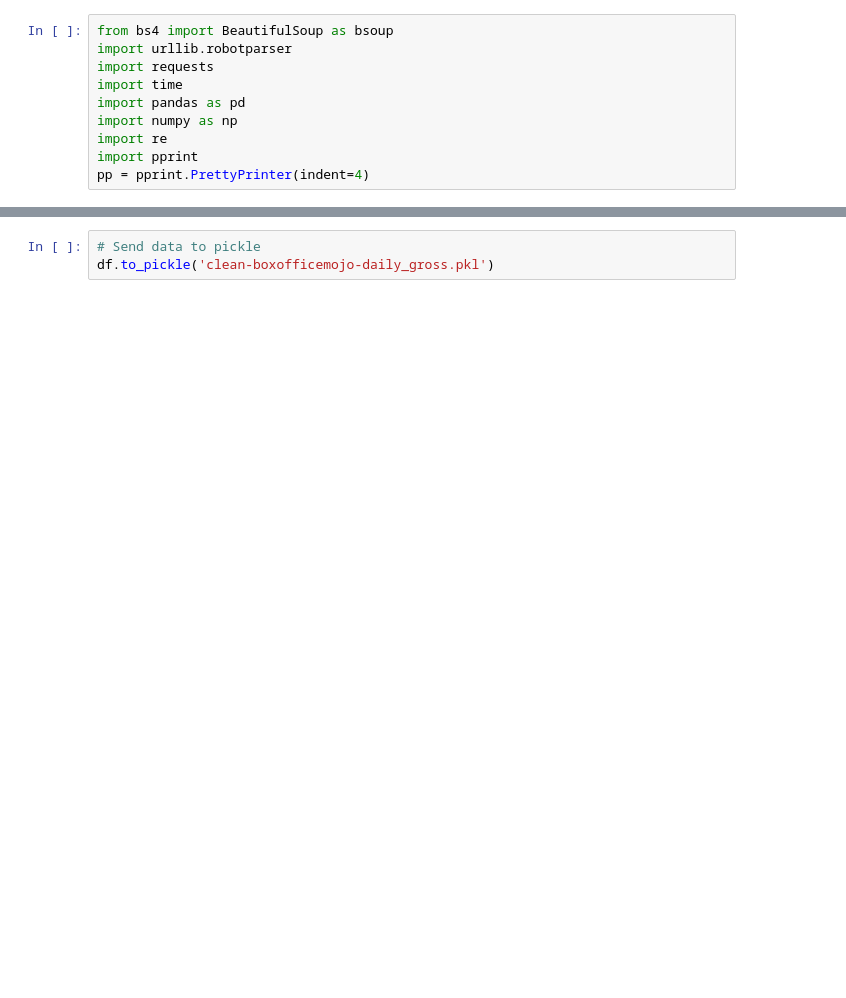
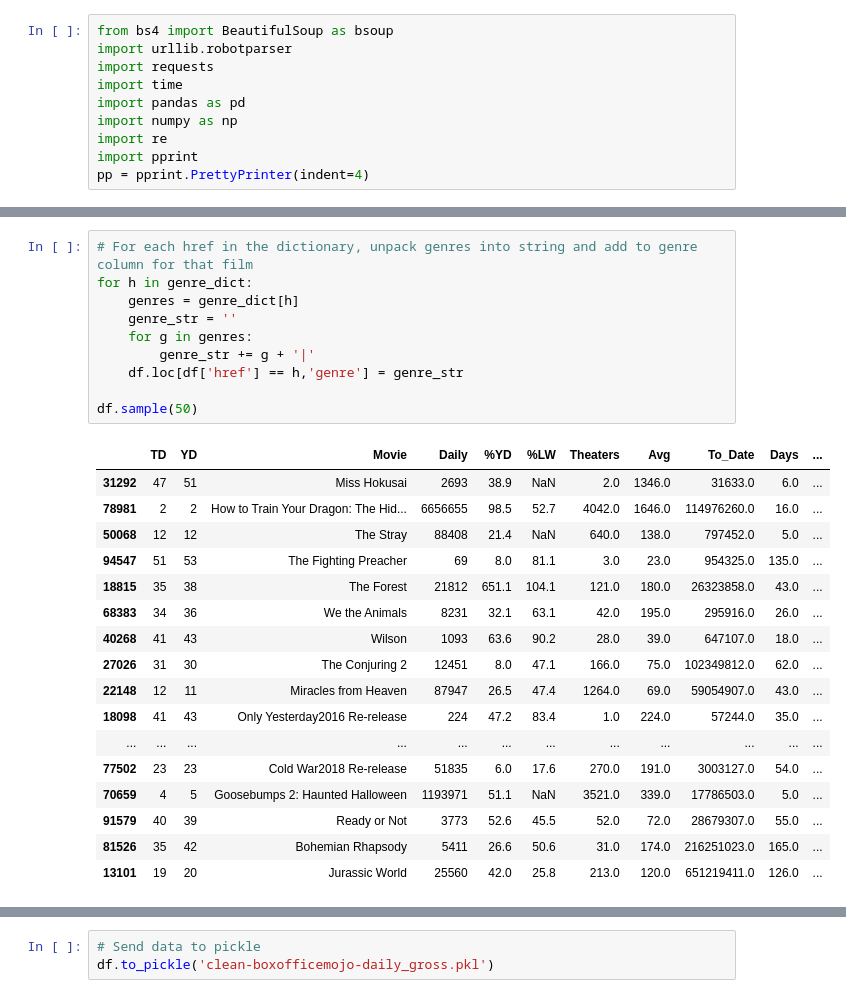
Before and after one commit to SeeShell/TOOL1_FINAL_PROJECT, a Jupyter notebook: movie_daily_gross_boxofficemojo/boxofficemojo-daily_gross-webscraping_dataframe_creation.ipynb, the cells around one changed output, grey strips where cells are left out. Saved outputs shown, nothing was run; the diff lists cells and outputs as text; blank space fills up the shorter version.

```diff
--- a/movie_daily_gross_boxofficemojo/boxofficemojo-daily_gross-webscraping_dataframe_creation.ipynb
+++ b/movie_daily_gross_boxofficemojo/boxofficemojo-daily_gross-webscraping_dataframe_creation.ipynb
@@ -161,3 +232,31 @@ df
+# %%
+# For each href in the dictionary, unpack genres into string and add to genre column for that film
+for h in genre_dict:
+    genres = genre_dict[h]
+    genre_str = ''
+    for g in genres:
+        genre_str += g + '|'
+    df.loc[df['href'] == h,'genre'] = genre_str
+
+df.sample(50)
+# %% [output]
+|  | TD | YD | Movie | Daily | %YD | %LW | Theaters | Avg | To_Date | Days | ... |
+| 31292 | 47 | 51 | Miss Hokusai | 2693 | 38.9 | NaN | 2.0 | 1346.0 | 31633.0 | 6.0 | ... |
+| 78981 | 2 | 2 | How to Train Your Dragon: The Hid... | 6656655 | 98.5 | 52.7 | 4042.0 | 1646.0 | 114976260.0 | 16.0 | ... |
+| 50068 | 12 | 12 | The Stray | 88408 | 21.4 | NaN | 640.0 | 138.0 | 797452.0 | 5.0 | ... |
+| 94547 | 51 | 53 | The Fighting Preacher | 69 | 8.0 | 81.1 | 3.0 | 23.0 | 954325.0 | 135.0 | ... |
+| 18815 | 35 | 38 | The Forest | 21812 | 651.1 | 104.1 | 121.0 | 180.0 | 26323858.0 | 43.0 | ... |
+| 68383 | 34 | 36 | We the Animals | 8231 | 32.1 | 63.1 | 42.0 | 195.0 | 295916.0 | 26.0 | ... |
+| 40268 | 41 | 43 | Wilson | 1093 | 63.6 | 90.2 | 28.0 | 39.0 | 647107.0 | 18.0 | ... |
+| 27026 | 31 | 30 | The Conjuring 2 | 12451 | 8.0 | 47.1 | 166.0 | 75.0 | 102349812.0 | 62.0 | ... |
+| 22148 | 12 | 11 | Miracles from Heaven | 87947 | 26.5 | 47.4 | 1264.0 | 69.0 | 59054907.0 | 43.0 | ... |
+| 18098 | 41 | 43 | Only Yesterday2016 Re-release | 224 | 47.2 | 83.4 | 1.0 | 224.0 | 57244.0 | 35.0 | ... |
+| ... | ... | ... | ... | ... | ... | ... | ... | ... | ... | ... | ... |
+| 77502 | 23 | 23 | Cold War2018 Re-release | 51835 | 6.0 | 17.6 | 270.0 | 191.0 | 3003127.0 | 54.0 | ... |
+| 70659 | 4 | 5 | Goosebumps 2: Haunted Halloween | 1193971 | 51.1 | NaN | 3521.0 | 339.0 | 17786503.0 | 5.0 | ... |
+| 91579 | 40 | 39 | Ready or Not | 3773 | 52.6 | 45.5 | 52.0 | 72.0 | 28679307.0 | 55.0 | ... |
+| 81526 | 35 | 42 | Bohemian Rhapsody | 5411 | 26.6 | 50.6 | 31.0 | 174.0 | 216251023.0 | 165.0 | ... |
+| 13101 | 19 | 20 | Jurassic World | 25560 | 42.0 | 25.8 | 213.0 | 120.0 | 651219411.0 | 126.0 | ... |
 # %%
 # Replace non-numeric values for numeric data columns
 df['Daily'] = df['Daily'].str.replace('[^0-9]', '')
```
Also changed, not shown: parts of 15 cells of this notebook.
